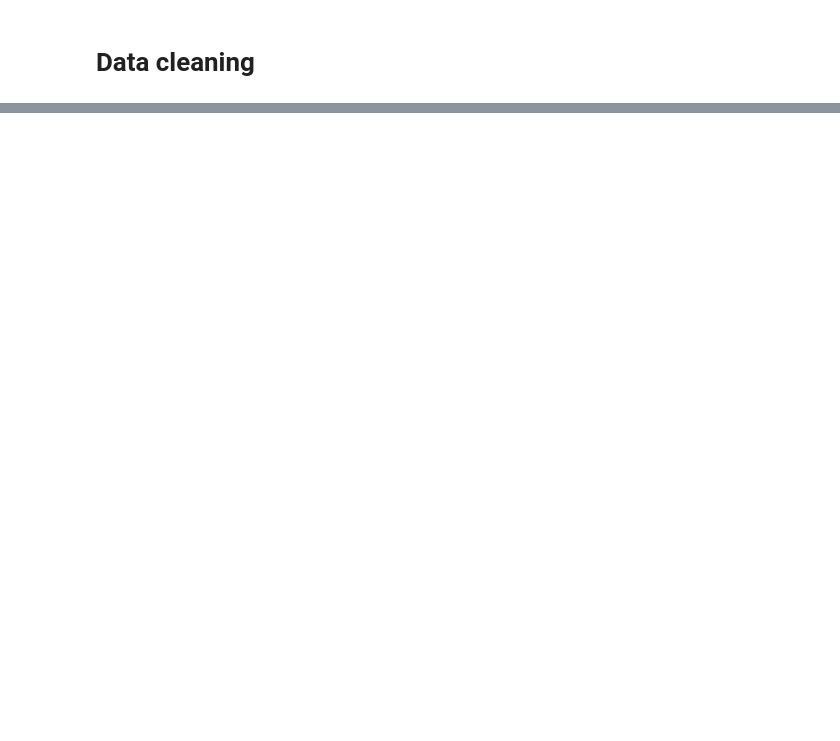
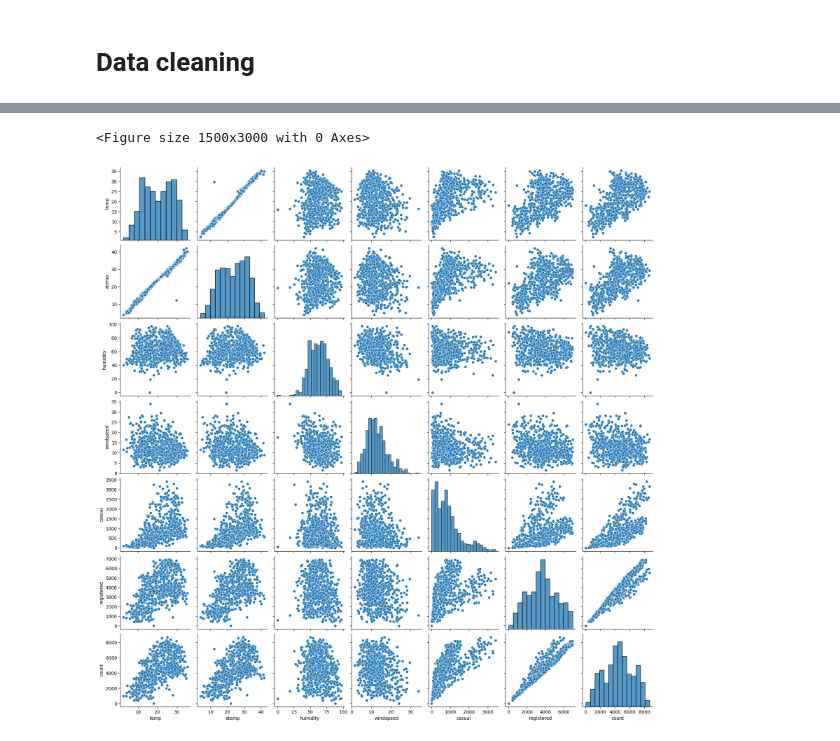
Before and after one commit to cuonghv0298/Bike-Sharing-Regression, a Jupyter notebook: LinearRegressionAssigment.ipynb, the cells around one changed output, grey strips where cells are left out. Cells and saved outputs as stored; diff of their text form; code cells hidden in the pictures; blank space fills up the shorter version.

```diff
--- a/LinearRegressionAssigment.ipynb
+++ b/LinearRegressionAssigment.ipynb
@@ -154,0 +172,13 @@ df.head(2)
+# %%
+#mapping the vars - season,month,weathersit,weekday
+df_eda = df.copy()
+df_eda['season']=df_eda.season.map({1: 'spring', 2: 'summer',3:'fall', 4:'winter'})
+df_eda['month']=df_eda.month.map({1:'Jan',2:'Feb',3:'Mar',4:'Apr',5:'May',6:'June',7:'July',8:'Aug',9:'Sep',10:'Oct',11:'Nov',12:'Dec'})
+df_eda['weathersit']=df_eda.weathersit.map({1: 'Clear',2:'Mist + Cloudy',3:'Light Snow',4:'Snow + Fog'})
+df_eda['weekday']=df_eda.weekday.map({0:'Sun',1:'Mon',2:'Tue',3:'Wed',4:'Thu',5:'Fri',6:'Sat'})
+df_eda['year'] = df_eda.year.map({0:'2018', 1:'2019'})
+df_eda['holiday'] = df_eda.holiday.map({0:'non_holiday', 1:'holiday'})
+df_eda['workingday'] = df_eda.workingday.map({0:'non_workingday', 1:'workingday'})
+
+
+df_eda.head()
@@ -154,0 +192,7 @@ df.head(2)
+# %%
+plt.figure(figsize = (15,30))
+sns.pairplot(data=df_eda,vars=num_cols)
+plt.show()
+# %% [output]
+<Figure size 1500x3000 with 0 Axes>
+[figure, added]
```
Also changed, not shown: parts of 18 cells of this notebook, 1 other file.
